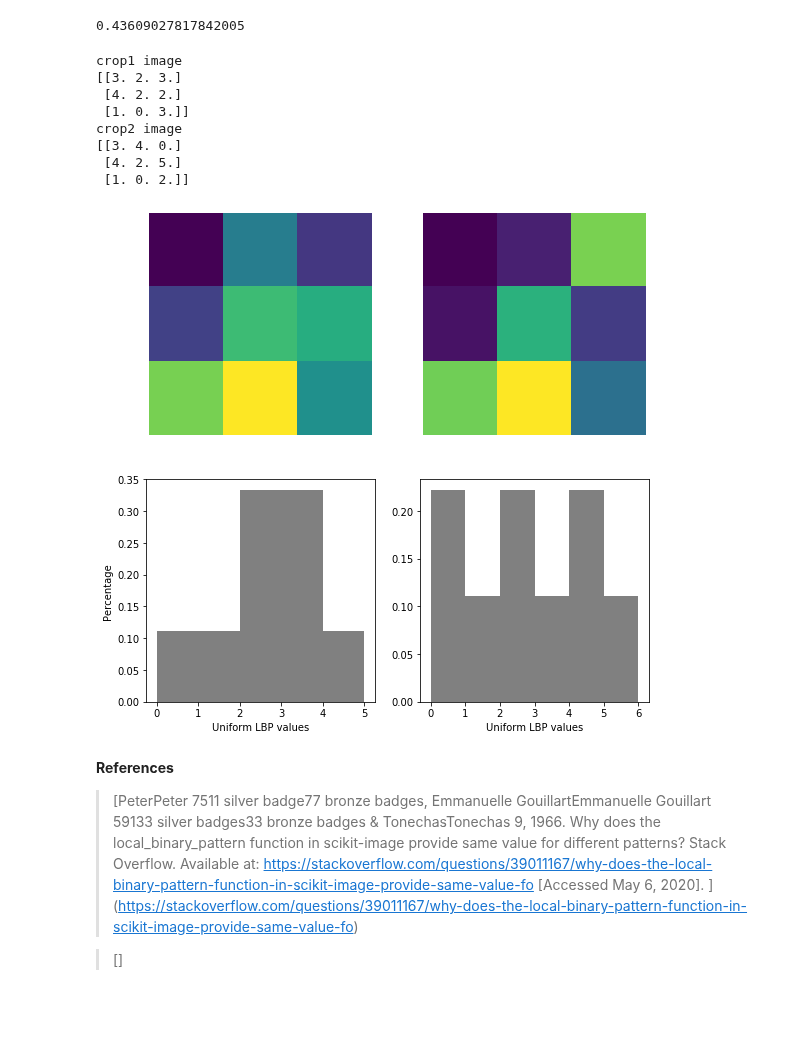
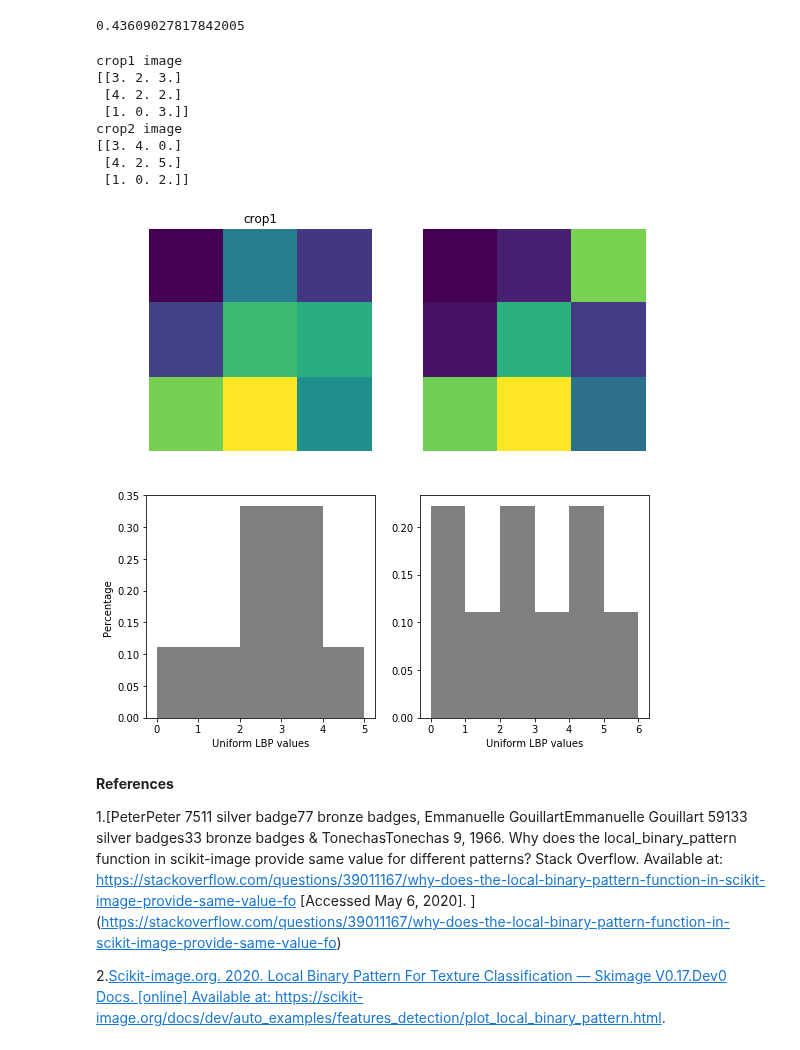
Before and after one commit to dishan3x/Lbp_Object_identification, a Jupyter notebook: features_discussion.ipynb, the cells around one changed output. Drawn from its saved outputs; the diff is of its cells as text; code cells hidden in the pictures; blank space fills up the shorter version.

Commit message:
title

```diff
--- a/features_discussion.ipynb
+++ b/features_discussion.ipynb
@@ -314,37 +314,39 @@ fig, ((ax1, ax2), (ax3, ax4)) = plt.subplots(nrows=2, ncols=2,figsize=(9, 9))
 
 print("crop1 image")
 print(crop_1_ldp)
 
 print("crop2 image")
 print(crop_2_ldp)
 
 
 ax1.imshow(crop_1)
 ax1.axis('off')
+ax1.set_title("crop 1")
+
 hist(ax3, crop_1_ldp)
 ax3.set_ylabel('Percentage')
 ax3.set_xlabel('Uniform LBP values')
 
 ax2.imshow(crop_2)
 ax2.axis('off')
 hist(ax4, crop_2_ldp)
 ax4.set_xlabel('Uniform LBP values')
 
 
 plt.show()
 # %% [output]
 crop1 image
 [[3. 2. 3.]
  [4. 2. 2.]
  [1. 0. 3.]]
 crop2 image
 [[3. 4. 0.]
  [4. 2. 5.]
  [1. 0. 2.]]
-[figure, old version]
+[figure, new version]
 # %% [markdown]
 **References**
 
->[PeterPeter 7511 silver badge77 bronze badges, Emmanuelle GouillartEmmanuelle Gouillart 59133 silver badges33 bronze badges & TonechasTonechas 9, 1966. Why does the local_binary_pattern function in scikit-image provide same value for different patterns? Stack Overflow. Available at: https://stackoverflow.com/questions/39011167/why-does-the-local-binary-pattern-function-in-scikit-image-provide-same-value-fo [Accessed May 6, 2020]. ] (https://stackoverflow.com/questions/39011167/why-does-the-local-binary-pattern-function-in-scikit-image-provide-same-value-fo)
+1.[PeterPeter 7511 silver badge77 bronze badges, Emmanuelle GouillartEmmanuelle Gouillart 59133 silver badges33 bronze badges & TonechasTonechas 9, 1966. Why does the local_binary_pattern function in scikit-image provide same value for different patterns? Stack Overflow. Available at: https://stackoverflow.com/questions/39011167/why-does-the-local-binary-pattern-function-in-scikit-image-provide-same-value-fo [Accessed May 6, 2020]. ] (https://stackoverflow.com/questions/39011167/why-does-the-local-binary-pattern-function-in-scikit-image-provide-same-value-fo)
 
->[]
+2.[Scikit-image.org. 2020. Local Binary Pattern For Texture Classification — Skimage V0.17.Dev0 Docs. [online] Available at: <https://scikit-image.org/docs/dev/auto_examples/features_detection/plot_local_binary_pattern.html>.](https://scikit-image.org/docs/dev/auto_examples/features_detection/plot_local_binary_pattern.html)
```
